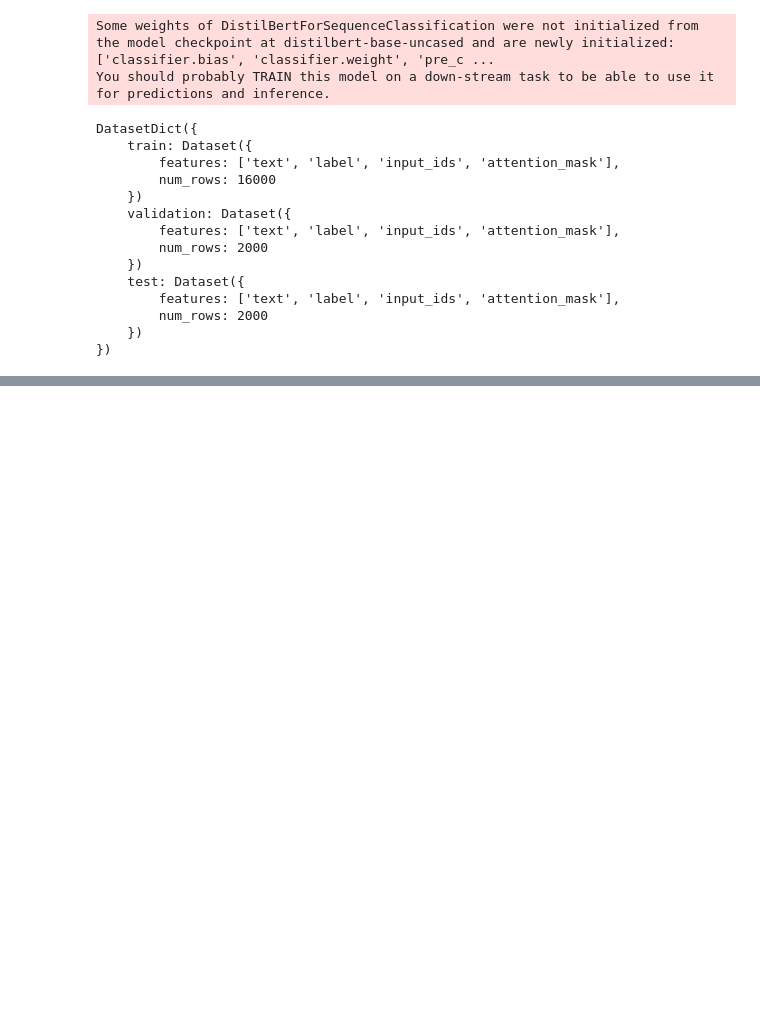
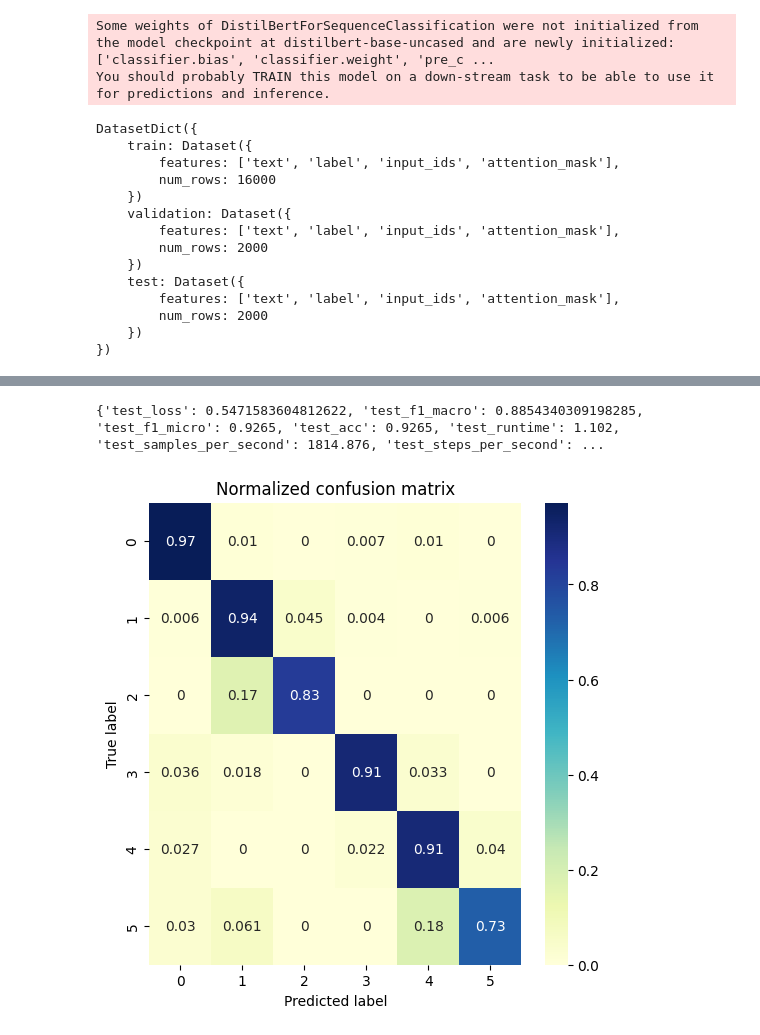
Before and after one commit to TomekGniazdowski/NLP-projects, a Jupyter notebook: classification/bert.ipynb, the cells around one changed output, grey strips where cells are left out. Cells and saved outputs as stored; diff of their text form; code cells hidden in the pictures; blank space fills up the shorter version.

```diff
--- a/classification/bert.ipynb
+++ b/classification/bert.ipynb
@@ -91,6 +73,6 @@ val_ds = ds['val']
 test_ds = ds['test']
 # %%
-batch_size = 32
+batch_size = 4
 logging_steps = len(train_ds) // batch_size
 num_train_epochs = 10
 learning_rate = 2e-5
@@ -110,7 +92,7 @@ training_args = TrainingArguments(
 # %%
 trainer = Trainer(
     model=model,
-    training_args=training_args,
+    args=training_args,
     compute_metrics=compute_metrics,
     train_dataset=train_ds,
     eval_dataset=val_ds,
@@ -121,10 +116,0 @@ trainer.train()
-# %%
-def plot_confusion_matrix(y_true, y_pred):
-    cm = confusion_matrix(y_true, y_pred, normalize='true')
-    cm = np.round(cm, 3)
-    _, ax = plt.subplots(figsize=(6, 6))
-    ax.set_title("Normalized confusion matrix")
-    ax.set_xlabel("Predicted label")
-    ax.set_ylabel("True label")
-    sns.heatmap(cm, annot=True, ax=ax, cmap="YlGnBu")
-    plt.show()
@@ -141,2 +131,0 @@ val_ds = val_ds.map(error_analysis, batched=False)
-# %%
-test_ds = test_ds.map(error_analysis, batched=False)
@@ -142,0 +174,5 @@ test_ds = test_ds.map(error_analysis, batched=False)
+# %%
+preds_out = trainer.predict(test_dataset=test_ds)
+print(preds_out.metrics)
+plot_confusion_matrix(y_true=test_ds['label'], y_pred=np.argmax(preds_out.predictions, axis=1))
+# %% [output]
@@ -142,0 +180,2 @@ test_ds = test_ds.map(error_analysis, batched=False)
+{'test_loss': 0.5471583604812622, 'test_f1_macro': 0.8854340309198285, 'test_f1_micro': 0.9265, 'test_acc': 0.9265, 'test_runtime': 1.102, 'test_samples_per_second': 1814.876, 'test_steps_per_second': ...
+[figure, added]
```
Also changed, not shown: parts of 14 cells of this notebook, 8 other files.
